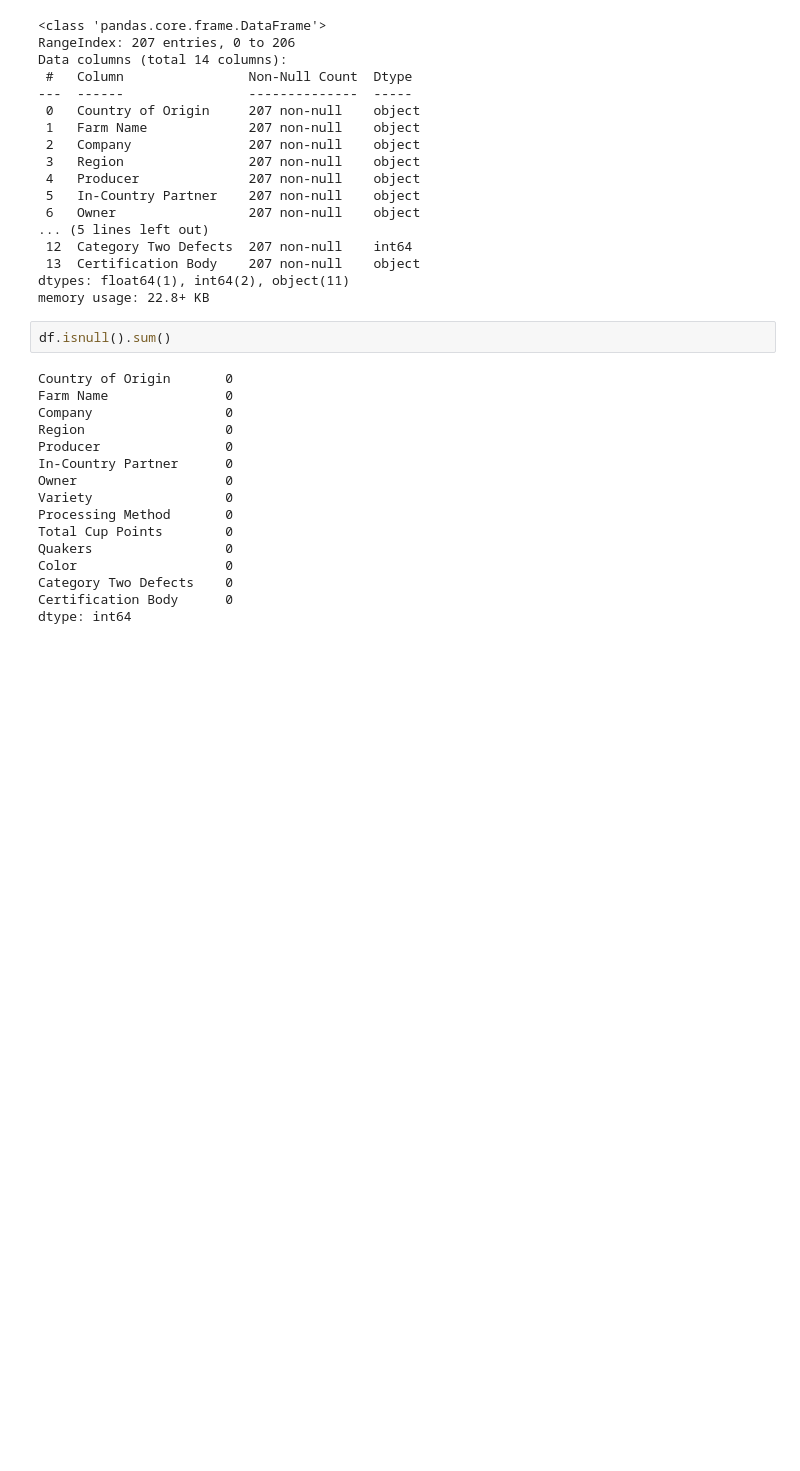
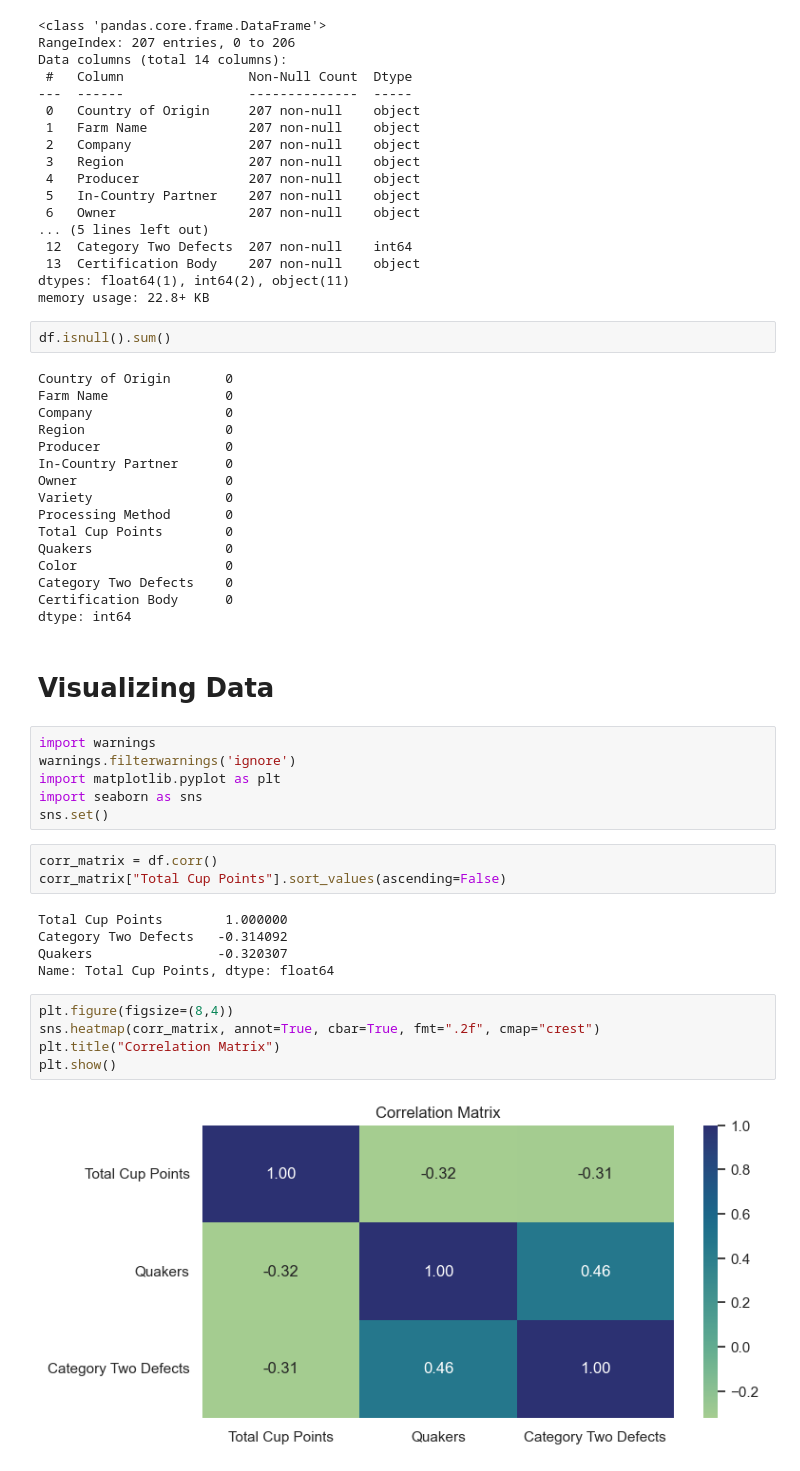
Before and after one commit to Muntasir90629/Coffee-Quality, a Jupyter notebook: Coffee_Quality_Prediction.ipynb, the cells around one changed output. Cells and saved outputs as stored; diff of their text form; blank space fills up the shorter version.

```diff
--- a/Coffee_Quality_Prediction.ipynb
+++ b/Coffee_Quality_Prediction.ipynb
@@ -228,3 +228,26 @@ Color                   0
 Category Two Defects    0
 Certification Body      0
 dtype: int64
+# %% [markdown]
+# Visualizing Data
+# %%
+import warnings
+warnings.filterwarnings('ignore')
+import matplotlib.pyplot as plt
+import seaborn as sns
+sns.set()
+# %%
+corr_matrix = df.corr()
+corr_matrix["Total Cup Points"].sort_values(ascending=False)
+# %% [output]
+Total Cup Points        1.000000
+Category Two Defects   -0.314092
+Quakers                -0.320307
+Name: Total Cup Points, dtype: float64
+# %%
+plt.figure(figsize=(8,4))
+sns.heatmap(corr_matrix, annot=True, cbar=True, fmt=".2f", cmap="crest")
+plt.title("Correlation Matrix")
+plt.show()
+# %% [output]
+[figure, added]
```
Also changed, not shown: parts of 23 cells of this notebook.
